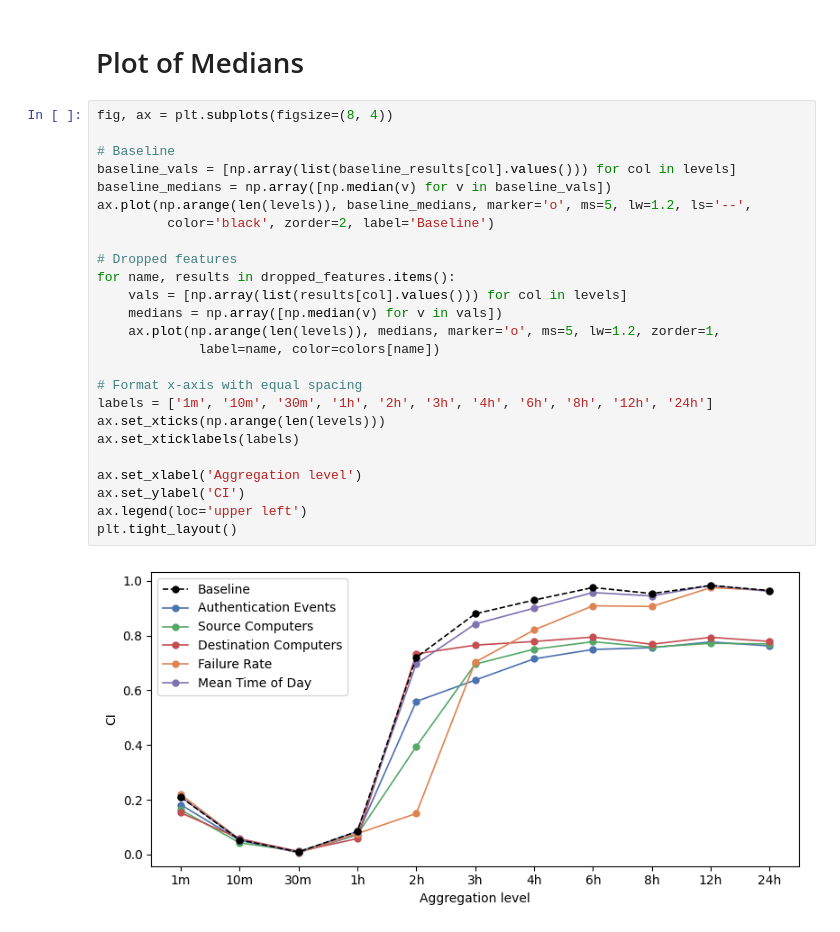
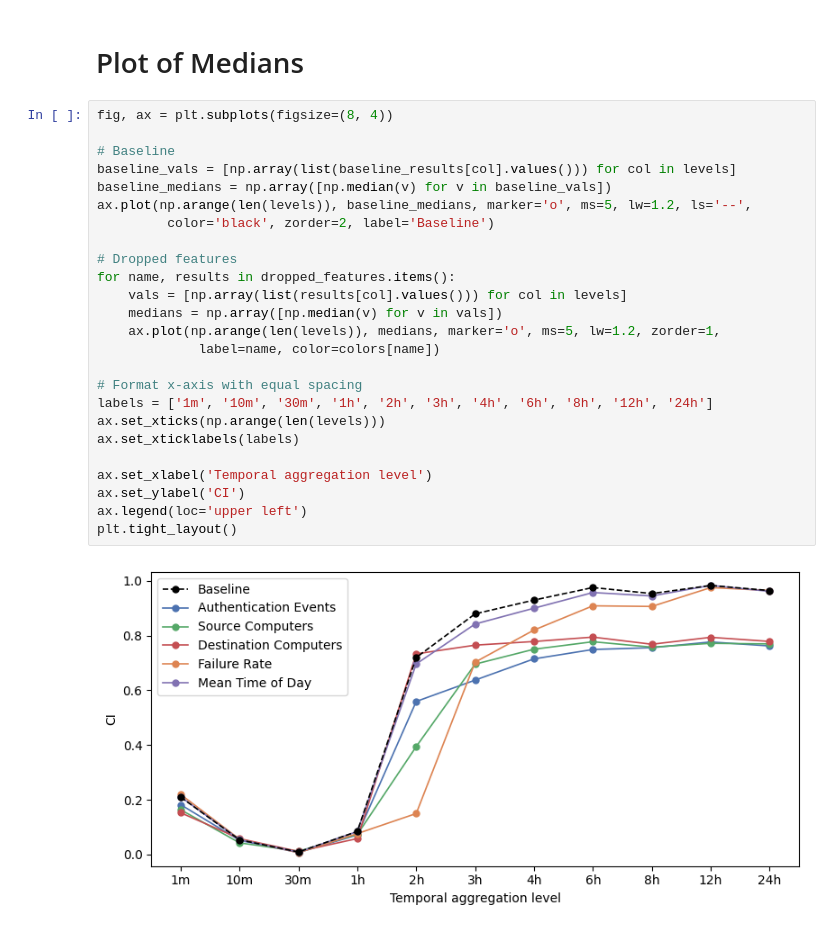
Before and after one commit to Tarun-Rajan99/MSc-Project, a Jupyter notebook: 03_code/ablation_analysis/ablation_analysis.ipynb, the cells around one changed output. Cells and saved outputs as stored; diff of their text form.

Commit message:
change plot labels

```diff
--- a/03_code/ablation_analysis/ablation_analysis.ipynb
+++ b/03_code/ablation_analysis/ablation_analysis.ipynb
@@ -108,30 +108,30 @@ colors = {
 # %%
 fig, ax = plt.subplots(figsize=(8, 4))
 
 # Baseline
 baseline_vals = [np.array(list(baseline_results[col].values())) for col in levels]
 baseline_medians = np.array([np.median(v) for v in baseline_vals])
 ax.plot(np.arange(len(levels)), baseline_medians, marker='o', ms=5, lw=1.2, ls='--',
          color='black', zorder=2, label='Baseline')
 
 # Dropped features
 for name, results in dropped_features.items():
     vals = [np.array(list(results[col].values())) for col in levels]
     medians = np.array([np.median(v) for v in vals])
     ax.plot(np.arange(len(levels)), medians, marker='o', ms=5, lw=1.2, zorder=1,
              label=name, color=colors[name])
 
 # Format x-axis with equal spacing
 labels = ['1m', '10m', '30m', '1h', '2h', '3h', '4h', '6h', '8h', '12h', '24h']
 ax.set_xticks(np.arange(len(levels)))
 ax.set_xticklabels(labels)
 
-ax.set_xlabel('Aggregation level')
+ax.set_xlabel('Temporal aggregation level')
 ax.set_ylabel('CI')
 ax.legend(loc='upper left')
 plt.tight_layout()
 # %% [output]
-[figure, old version]
+[figure, new version]
 # %%
 fig, ax = plt.subplots(figsize=(8, 4))
 
```
Also changed, not shown: parts of 1 cell of this notebook, 2 other files.
